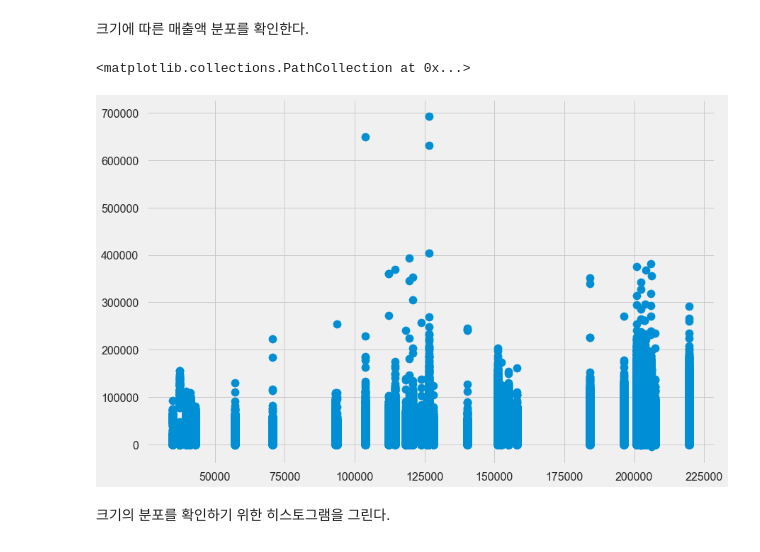
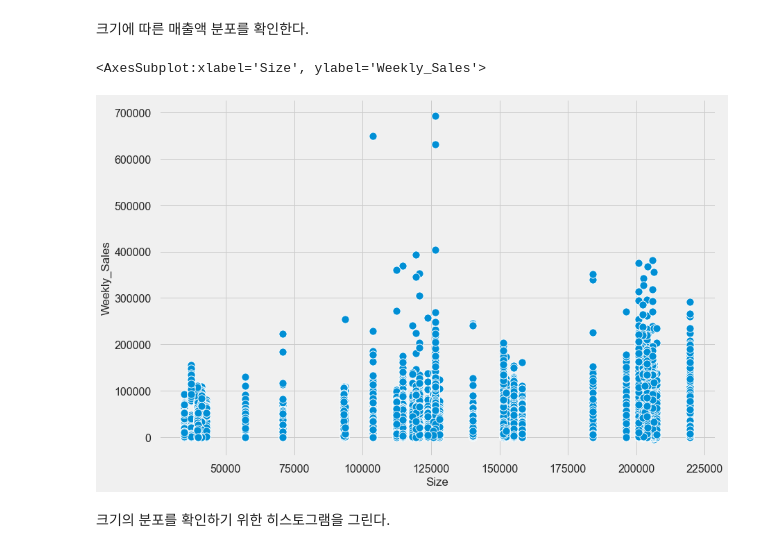
Before and after one commit to tmxkqotnl/project_mini_machine_learning_team_two, a Jupyter notebook: main.ipynb, the cells around one changed output. Saved outputs shown, nothing was run; the diff lists cells and outputs as text; code cells hidden in the pictures.

```diff
--- a/main.ipynb
+++ b/main.ipynb
@@ -472,10 +472,6 @@ df
 # %% [markdown]
 카테고리형으로 변환
 # %%
-ordinal_ecd = OrdinalEncoder(dtype='int')
-encoded = ordinal_ecd.fit_transform(df['Type'].to_numpy().reshape(-1,1))
-
-df.loc[:,'Type'] = encoded
 df.loc[:,'Type'] = df['Type'].astype('category')
 df['Type']
 # %% [output]
@@ -654,7 +653,7 @@ plt.ylabel('Total Sales');
 # %% [markdown]
 2. Dept
 # %%
-df.loc[:,'Dept'] = df.loc[:,'Dept'].astype('float64')
+df.loc[:,'Dept'] = df.loc[:,'Dept'].astype('category')
 df_numeric['Dept'].nunique()
 # %% [output]
 81
@@ -747,5 +739,0 @@ df_s_d_pivot.plot(kind='bar',stacked=True,legend=False,rot=0,
-# %%
-for i in range(1,6):
-    df['MarkDown'+str(i)].fillna(0,inplace=True)
-
-df.head(5)
@@ -874,10 +870,10 @@ Text(0, 0.5, 'Sales')
 # %% [markdown]
 크기에 따른 매출액 분포를 확인한다.
 # %%
-plt.scatter(df['Size'],df['Weekly_Sales'])
+sns.scatterplot(df['Size'],df['Weekly_Sales'])
 # %% [output]
-<matplotlib.collections.PathCollection at 0x...>
+<AxesSubplot:xlabel='Size', ylabel='Weekly_Sales'>
-[figure, old version]
+[figure, new version]
 # %% [markdown]
 크기의 분포를 확인하기 위한 히스토그램을 그린다.
 # %%
```
Also changed, not shown: parts of 32 cells of this notebook.
